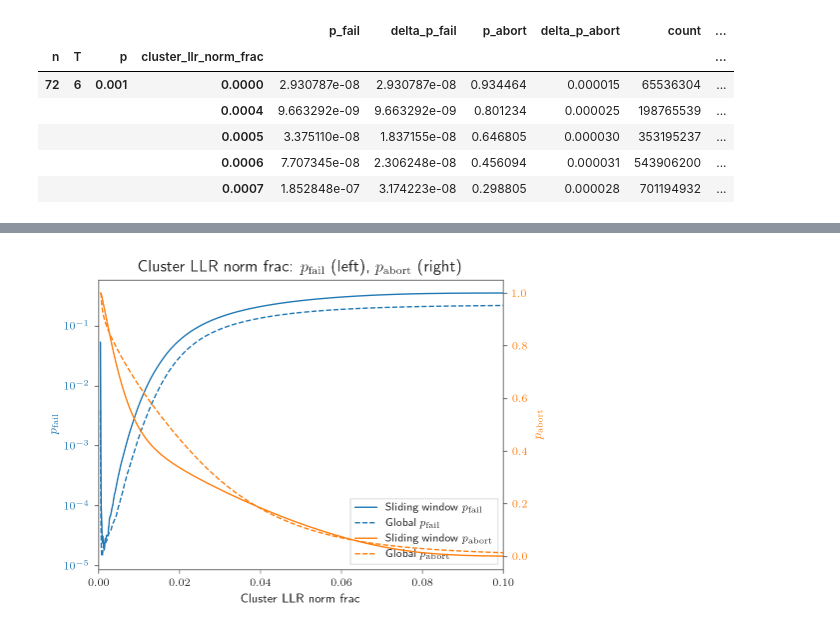
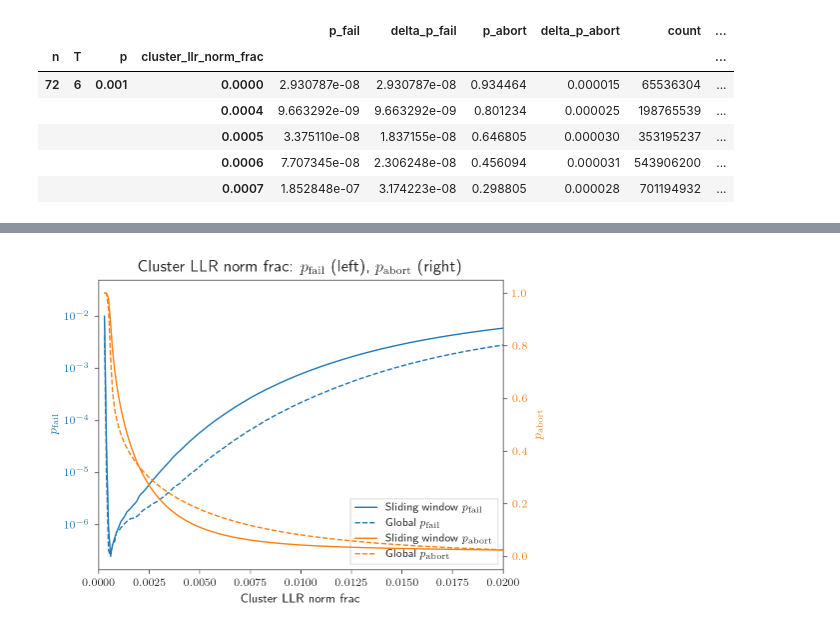
Before and after one commit to seokhyung-lee/ldpc-post-selection, a Jupyter notebook: simulations/analysis/notebooks/sliding_window_analysis.ipynb, the cells around one changed output, grey strips where cells are left out. Drawn from its saved outputs; the diff is of its cells as text; code cells hidden in the pictures.

```diff
--- a/simulations/analysis/notebooks/sliding_window_analysis.ipynb
+++ b/simulations/analysis/notebooks/sliding_window_analysis.ipynb
@@ -120,8 +120,8 @@ fig = FIG_FORMATTER.figure(aspect_ratio=0.8, width_ratio=0.5)
 ax = fig.add_subplot()
 n, T, p, W, F = prms = (144, 12, 3e-3, 3, 1)
 labels = {
-    # "mean_cluster_llr_norm_frac_2": r"Mean cluster LLR 2-norm frac",
-    # "max_cluster_llr_norm_frac_2": r"Max cluster LLR 2-norm frac",
+    "avg_window_cluster_llr_norm_frac_2": r"Mean cluster LLR 2-norm frac",
+    "max_window_cluster_llr_norm_frac_2": r"Max cluster LLR 2-norm frac",
     "committed_cluster_llr_norm_frac_2": r"Committed cluster LLR 2-norm frac",
 }
 for by in df_ps_dict.keys():
@@ -143,7 +143,7 @@ error_band_plot(
     df_ps_ordinary_sng["delta_p_fail"] / T,
     ax=ax,
     linestyle="--",
-    label=r"Single shot ($Q_\mathrm{LLR}^{(2)}$)",
+    label=r"Global ($Q_\mathrm{LLR}^{(2)}$)",
 )
 
 ax.set_yscale("log")
@@ -173,6 +173,7 @@ def plot_cluster_llr_norm_frac_dual_axis(
     label_ordinary: str = r"Single shot",
     color_pfail: str = "tab:blue",
     color_pabort: str = "tab:orange",
+    xlim: tuple = (0, 0.1),
 ) -> None:
     """
     Plot p_fail and p_abort for cluster_llr_norm_frac using dual y-axes.
@@ -251,34 +252,35 @@ def plot_cluster_llr_norm_frac_dual_axis(
     )
     l4 = ax2.plot(
         x_ord,
         y_pabort_ord,
         "--",
         label=f"{label_ordinary} $p_{{\\mathrm{{abort}}}}$",
         color=color_pabort,
     )
     ax2.set_ylabel(r"$p_\mathrm{abort}$", color=color_pabort)
     ax2.tick_params(axis="y", labelcolor=color_pabort)
 
     # Legend
     lines = l1 + l2 + l3 + l4
     labels = [line.get_label() for line in lines]
     ax1.legend(lines, labels, loc="best", fontsize=8)
 
     ax1.set_title(
         "Cluster LLR norm frac: $p_\\mathrm{fail}$ (left), $p_\\mathrm{abort}$ (right)"
     )
 
-    ax1.set_xlim(0, 0.1)
+    ax1.set_xlim(xlim)
 
     plt.show()
 
 
 plot_cluster_llr_norm_frac_dual_axis(
-    df_ps=df_ps,
+    df_ps=df_ps_dict["committed_cluster_llr_norm_frac_2"],
     df_ps_ordinary=df_ps_ordinary,
-    prms=(144, 12, 5e-3, 3, 1),
+    prms=(144, 12, 3e-3, 3, 1),
     label_main="Sliding window",
     label_ordinary="Global",
+    xlim=(0, 0.02),
 )
 # %% [output]
-[figure, old version]
+[figure, new version]
```
Also changed, not shown: parts of 1 cell of this notebook, 4 other files.
